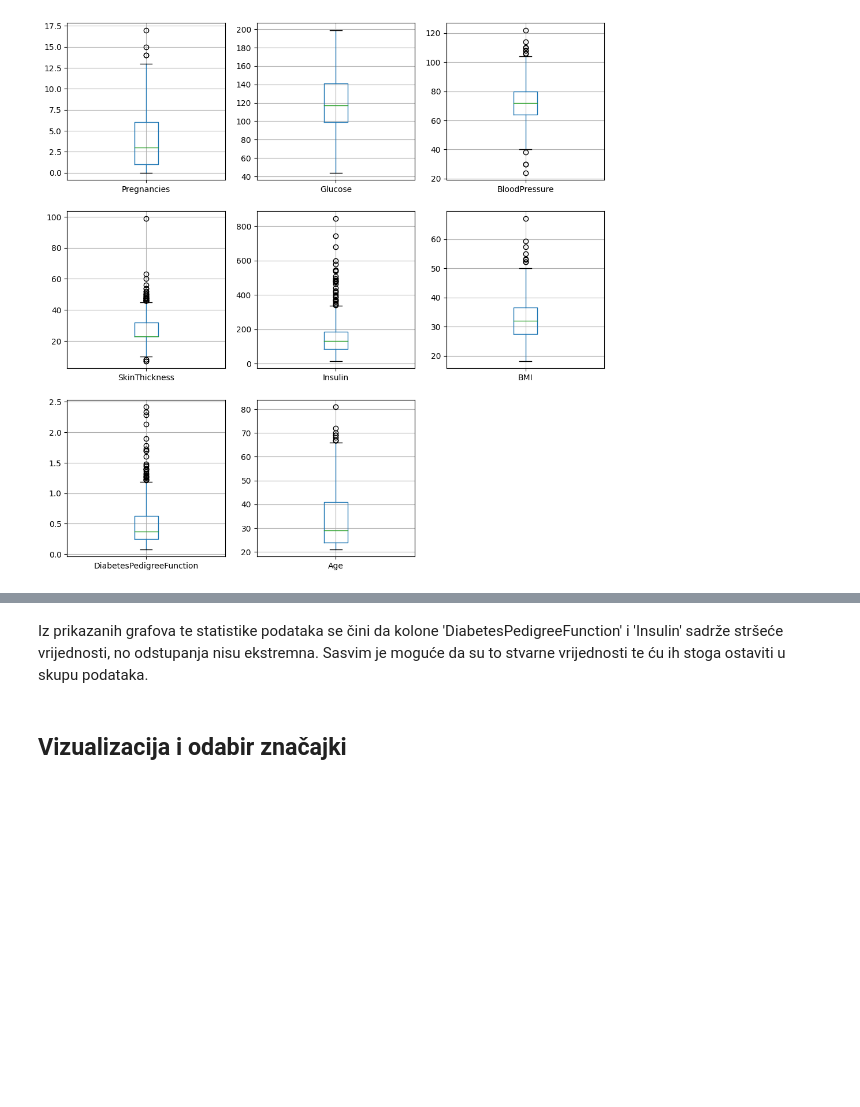
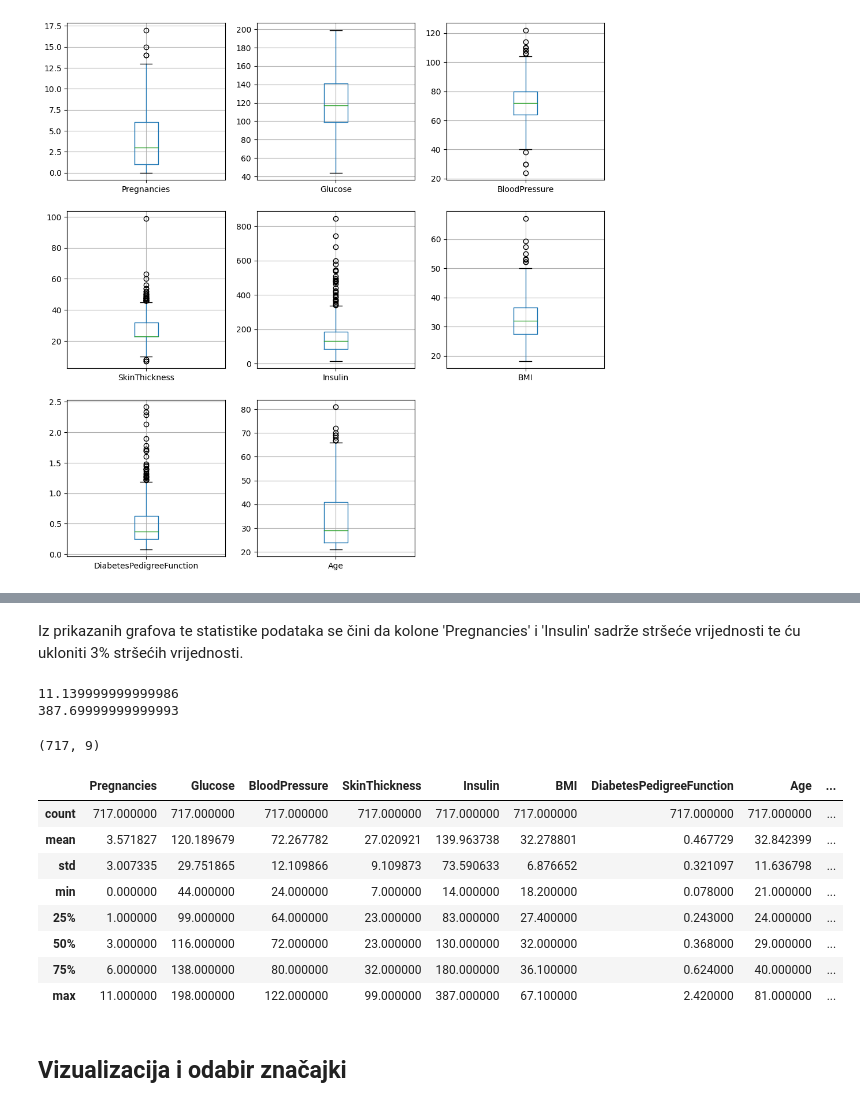
Before and after one commit to pb7932/UZOP, a Jupyter notebook: UZOP_PetarBenjak_diabetes.ipynb, the cells around one changed output, grey strips where cells are left out. Drawn from its saved outputs; the diff is of its cells as text; code cells hidden in the pictures; blank space fills up the shorter version.

```diff
--- a/UZOP_PetarBenjak_diabetes.ipynb
+++ b/UZOP_PetarBenjak_diabetes.ipynb
@@ -236,5 +225,33 @@ array([[<Axes: title={'center': 'Pregnancies'}>,
 # %% [markdown]
-Iz prikazanih grafova te statistike podataka se čini da kolone 'DiabetesPedigreeFunction' i 'Insulin' sadrže stršeće vrijednosti, no odstupanja nisu ekstremna. Sasvim je moguće da su to stvarne vrijednosti te ću ih stoga ostaviti u skupu podataka.
+Iz prikazanih grafova te statistike podataka se čini da kolone 'Pregnancies' i 'Insulin' sadrže stršeće vrijednosti te ću ukloniti 3% stršećih vrijednosti.
+# %%
+threshold_pregnancies = df['Pregnancies'].quantile(0.97)
+threshold_insulin = df['Insulin'].quantile(0.97)
+
+print(threshold_pregnancies)
+print(threshold_insulin)
+
+df = df[df['Pregnancies'] <= threshold_pregnancies]
+df = df[df['Insulin'] <= threshold_insulin]
+# %% [output]
+11.139999999999986
+387.69999999999993
+# %%
+df.shape
+# %% [output]
+(717, 9)
+# %%
+df.describe()
+# %% [output]
+|  | Pregnancies | Glucose | BloodPressure | SkinThickness | Insulin | BMI | DiabetesPedigreeFunction | Age | ... |
+| count | 717.000000 | 717.000000 | 717.000000 | 717.000000 | 717.000000 | 717.000000 | 717.000000 | 717.000000 | ... |
+| mean | 3.571827 | 120.189679 | 72.267782 | 27.020921 | 139.963738 | 32.278801 | 0.467729 | 32.842399 | ... |
+| std | 3.007335 | 29.751865 | 12.109866 | 9.109873 | 73.590633 | 6.876652 | 0.321097 | 11.636798 | ... |
+| min | 0.000000 | 44.000000 | 24.000000 | 7.000000 | 14.000000 | 18.200000 | 0.078000 | 21.000000 | ... |
+| 25% | 1.000000 | 99.000000 | 64.000000 | 23.000000 | 83.000000 | 27.400000 | 0.243000 | 24.000000 | ... |
+| 50% | 3.000000 | 116.000000 | 72.000000 | 23.000000 | 130.000000 | 32.000000 | 0.368000 | 29.000000 | ... |
+| 75% | 6.000000 | 138.000000 | 80.000000 | 32.000000 | 180.000000 | 36.100000 | 0.624000 | 40.000000 | ... |
+| max | 11.000000 | 198.000000 | 122.000000 | 99.000000 | 387.000000 | 67.100000 | 2.420000 | 81.000000 | ... |
 # %% [markdown]
 ## Vizualizacija i odabir značajki
 # %%
```
Also changed, not shown: parts of 5 cells of this notebook.
